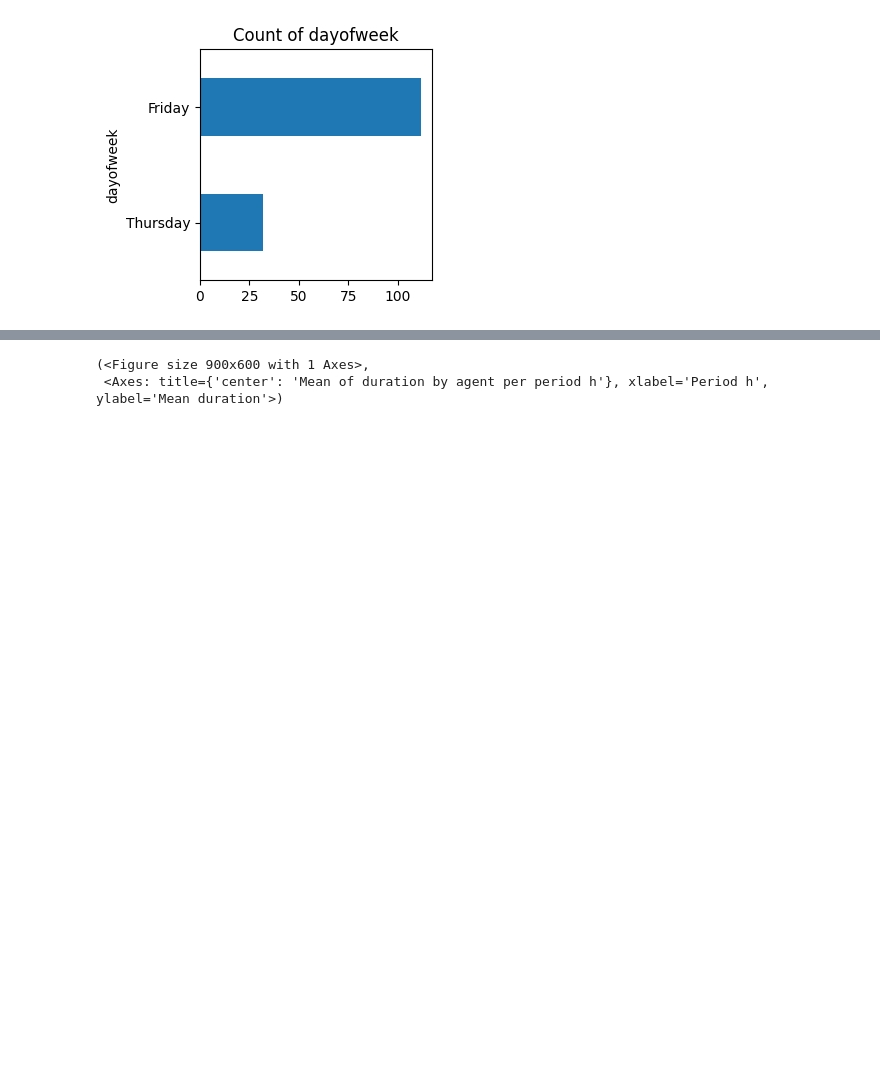
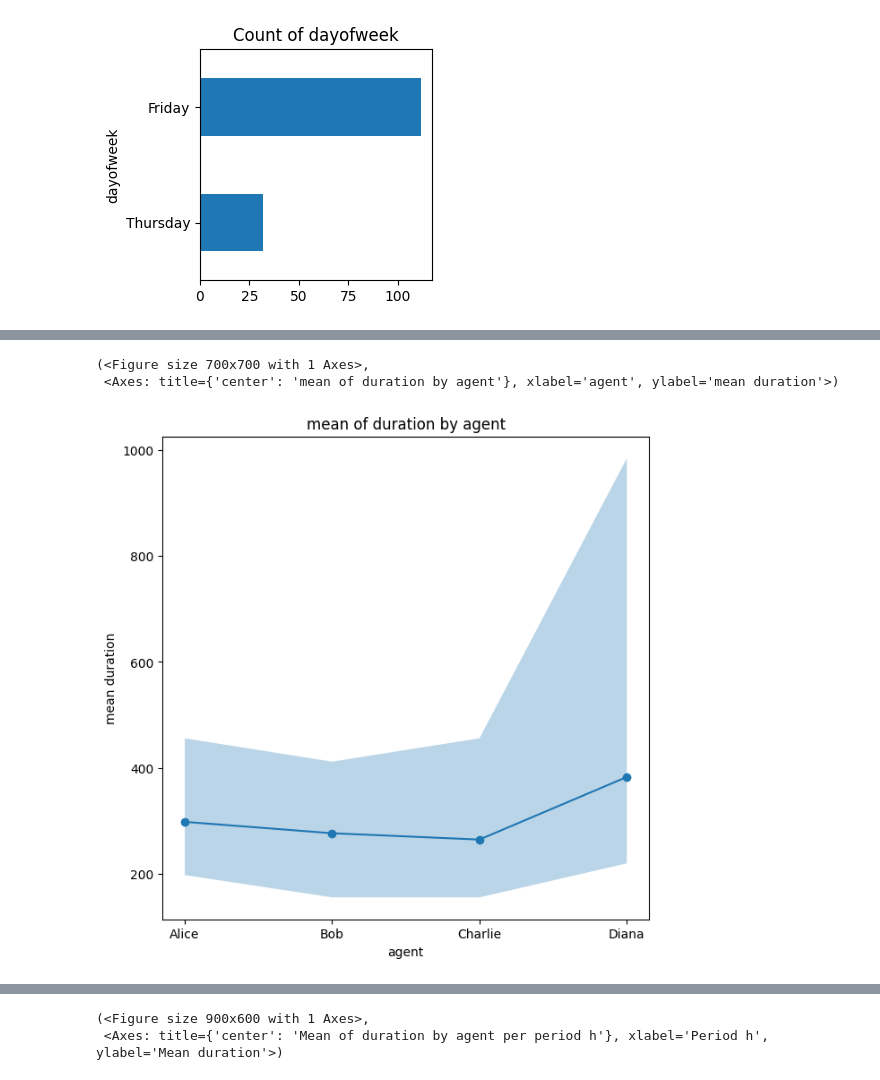
Before and after one commit to RRisto/plotter, a Jupyter notebook: plotter_usage.ipynb, the cells around one changed output, grey strips where cells are left out. Saved outputs shown, nothing was run; the diff lists cells and outputs as text; code cells hidden in the pictures; blank space fills up the shorter version.

Commit message:
more plots

```diff
--- a/plotter_usage.ipynb
+++ b/plotter_usage.ipynb
@@ -120,0 +121,6 @@ plotter.category_mean_with_hdi('duration')
+# %%
+plotter.category_mean_with_hdi('duration', kind='line')
+# %% [output]
+(<Figure size 700x700 with 1 Axes>,
+ <Axes: title={'center': 'mean of duration by agent'}, xlabel='agent', ylabel='mean duration'>)
+[figure, added]
```
Also changed, not shown: parts of 6 cells of this notebook, 1 other file.
